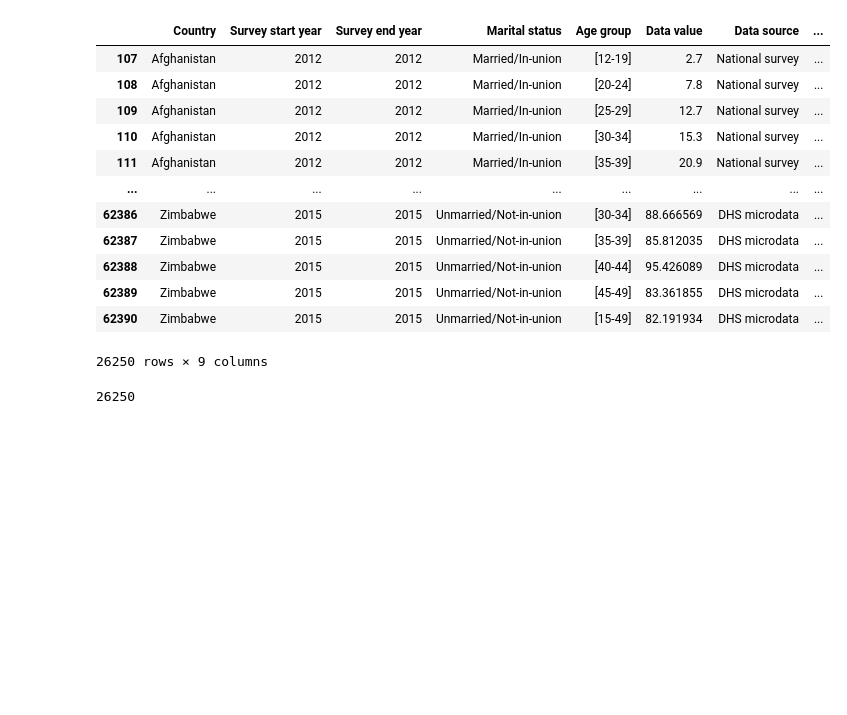
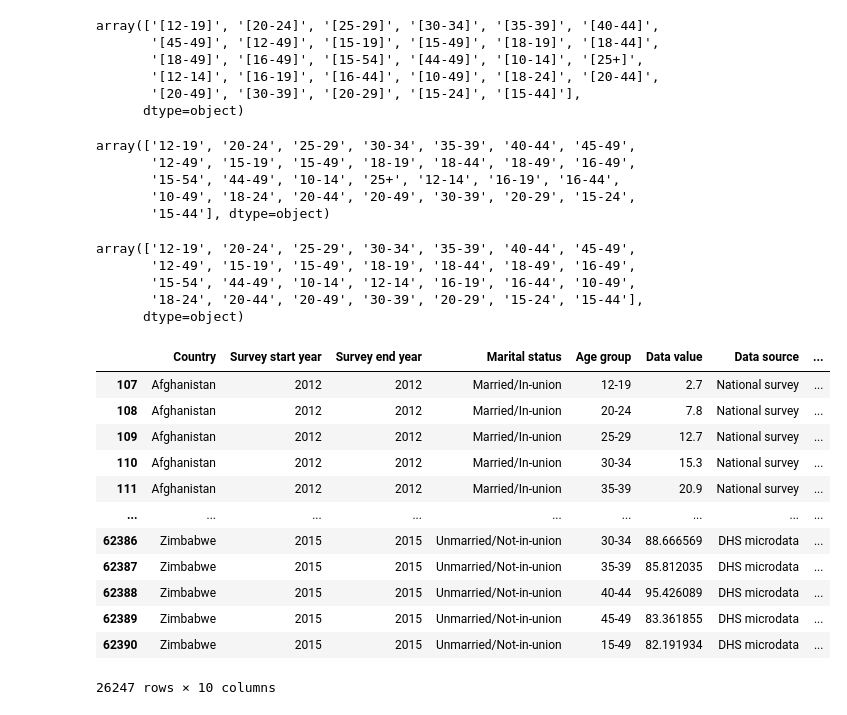
Before and after one commit to AidanDavid/development_vs_fertility, a Jupyter notebook: Vidushi/main_vidushi.ipynb, the cells around one changed output. Cells and saved outputs as stored; diff of their text form; code cells hidden in the pictures; blank space fills up the shorter version.

```diff
--- a/Vidushi/main_vidushi.ipynb
+++ b/Vidushi/main_vidushi.ipynb
@@ -36,23 +60,61 @@ age_clean_df=age_clean_df.astype({"Survey end year":int})
 #Cleaning the data
 age_clean_df=age_clean_df.loc[age_clean_df["Survey start year"]>=2012, :]
 age_clean_df=age_clean_df.dropna(subset=["Age group"])
-age_clean_df
+age_clean_df["Age group"].unique()
 # %% [output]
-|  | Country | Survey start year | Survey end year | Marital status | Age group | Data value | Data source | ... |
-| 107 | Afghanistan | 2012 | 2012 | Married/In-union | [12-19] | 2.7 | National survey | ... |
-| 108 | Afghanistan | 2012 | 2012 | Married/In-union | [20-24] | 7.8 | National survey | ... |
-| 109 | Afghanistan | 2012 | 2012 | Married/In-union | [25-29] | 12.7 | National survey | ... |
-| 110 | Afghanistan | 2012 | 2012 | Married/In-union | [30-34] | 15.3 | National survey | ... |
-| 111 | Afghanistan | 2012 | 2012 | Married/In-union | [35-39] | 20.9 | National survey | ... |
-| ... | ... | ... | ... | ... | ... | ... | ... | ... |
-| 62386 | Zimbabwe | 2015 | 2015 | Unmarried/Not-in-union | [30-34] | 88.666569 | DHS microdata | ... |
-| 62387 | Zimbabwe | 2015 | 2015 | Unmarried/Not-in-union | [35-39] | 85.812035 | DHS microdata | ... |
-| 62388 | Zimbabwe | 2015 | 2015 | Unmarried/Not-in-union | [40-44] | 95.426089 | DHS microdata | ... |
-| 62389 | Zimbabwe | 2015 | 2015 | Unmarried/Not-in-union | [45-49] | 83.361855 | DHS microdata | ... |
-| 62390 | Zimbabwe | 2015 | 2015 | Unmarried/Not-in-union | [15-49] | 82.191934 | DHS microdata | ... |
-26250 rows × 9 columns
+array(['[12-19]', '[20-24]', '[25-29]', '[30-34]', '[35-39]', '[40-44]',
+       '[45-49]', '[12-49]', '[15-19]', '[15-49]', '[18-19]', '[18-44]',
+       '[18-49]', '[16-49]', '[15-54]', '[44-49]', '[10-14]', '[25+]',
+       '[12-14]', '[16-19]', '[16-44]', '[10-49]', '[18-24]', '[20-44]',
+       '[20-49]', '[30-39]', '[20-29]', '[15-24]', '[15-44]'],
+      dtype=object)
-# %%
-#Getting the number of rows
-rows=len(age_clean_df)
-# %% [output]
-26250
+# %%
+age_clean_df["Age group"] = age_clean_df["Age group"].str.replace(r'[\[\]]', '', regex=True)
+age_clean_df["Age group"].unique()
+# %% [output]
+array(['12-19', '20-24', '25-29', '30-34', '35-39', '40-44', '45-49',
+       '12-49', '15-19', '15-49', '18-19', '18-44', '18-49', '16-49',
+       '15-54', '44-49', '10-14', '25+', '12-14', '16-19', '16-44',
+       '10-49', '18-24', '20-44', '20-49', '30-39', '20-29', '15-24',
+       '15-44'], dtype=object)
+# %%
+#   Removing the row with 25+ in the data
+age_clean_df=age_clean_df.loc[age_clean_df["Age group"]!="25+",:]
+age_clean_df["Age group"].unique()
+# %% [output]
+array(['12-19', '20-24', '25-29', '30-34', '35-39', '40-44', '45-49',
+       '12-49', '15-19', '15-49', '18-19', '18-44', '18-49', '16-49',
+       '15-54', '44-49', '10-14', '12-14', '16-19', '16-44', '10-49',
+       '18-24', '20-44', '20-49', '30-39', '20-29', '15-24', '15-44'],
+      dtype=object)
+# %%
+#Finding the middle value of the group range
+averages=[]
+
+for i in age_clean_df["Age group"]:
+    if "-" in i:
+        values=i.split("-")
+        low=float(values[0])
+        high=float(values[1])
+        average=(low+high)/2
+        averages.append(average)
+    else:
+        averages.append(i)
+
+age_clean_df["Average of age group"]=averages
+
+age_clean_df
+# %% [output]
+|  | Country | Survey start year | Survey end year | Marital status | Age group | Data value | Data source | ... |
+| 107 | Afghanistan | 2012 | 2012 | Married/In-union | 12-19 | 2.7 | National survey | ... |
+| 108 | Afghanistan | 2012 | 2012 | Married/In-union | 20-24 | 7.8 | National survey | ... |
+| 109 | Afghanistan | 2012 | 2012 | Married/In-union | 25-29 | 12.7 | National survey | ... |
+| 110 | Afghanistan | 2012 | 2012 | Married/In-union | 30-34 | 15.3 | National survey | ... |
+| 111 | Afghanistan | 2012 | 2012 | Married/In-union | 35-39 | 20.9 | National survey | ... |
+| ... | ... | ... | ... | ... | ... | ... | ... | ... |
+| 62386 | Zimbabwe | 2015 | 2015 | Unmarried/Not-in-union | 30-34 | 88.666569 | DHS microdata | ... |
+| 62387 | Zimbabwe | 2015 | 2015 | Unmarried/Not-in-union | 35-39 | 85.812035 | DHS microdata | ... |
+| 62388 | Zimbabwe | 2015 | 2015 | Unmarried/Not-in-union | 40-44 | 95.426089 | DHS microdata | ... |
+| 62389 | Zimbabwe | 2015 | 2015 | Unmarried/Not-in-union | 45-49 | 83.361855 | DHS microdata | ... |
+| 62390 | Zimbabwe | 2015 | 2015 | Unmarried/Not-in-union | 15-49 | 82.191934 | DHS microdata | ... |
+26247 rows × 10 columns
```
Also changed, not shown: parts of 5 cells of this notebook.
